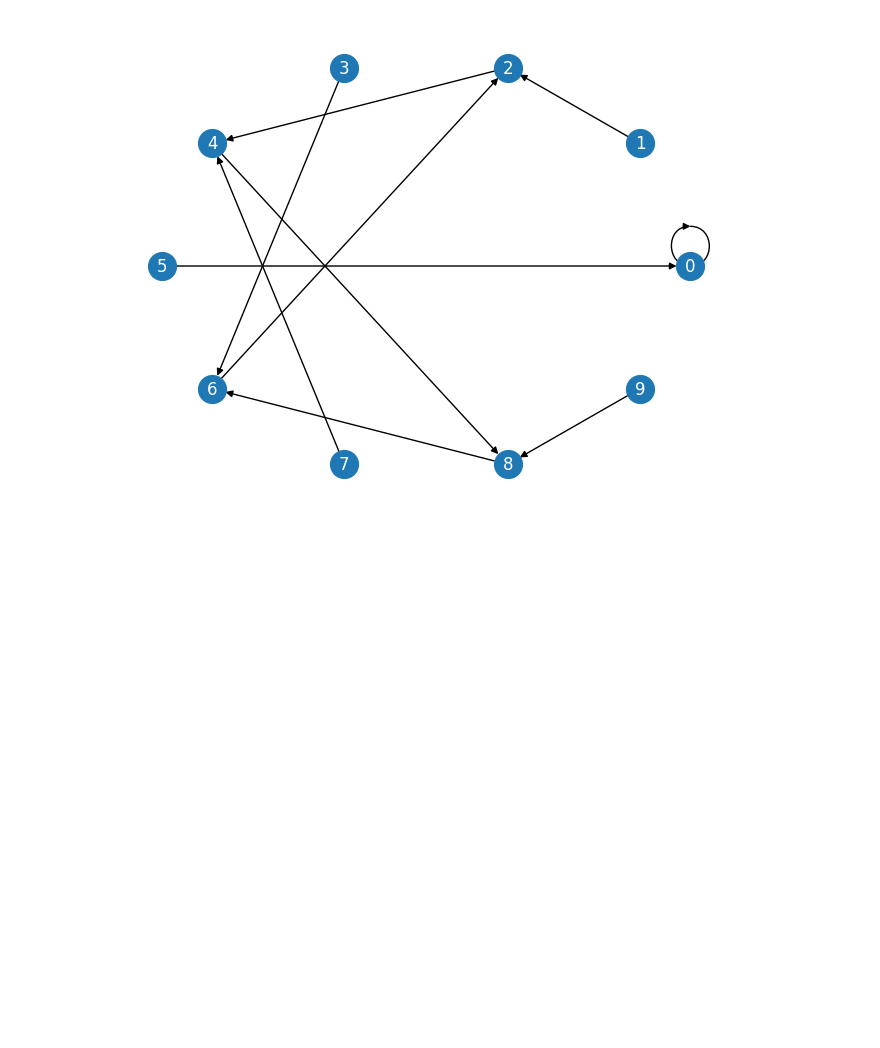
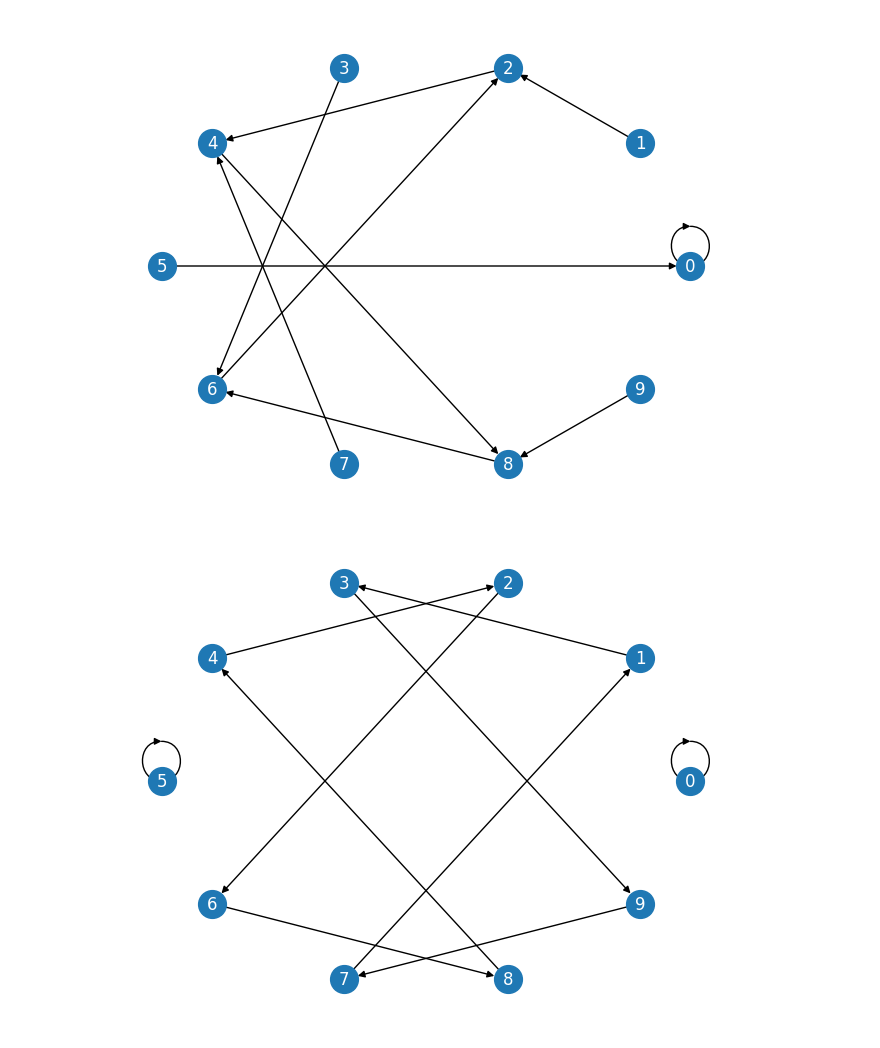
Before and after one commit to jelaiw/number-theory-class, a Jupyter notebook: fermats_little_theorem.ipynb, the cells around one changed output. Cells and saved outputs as stored; diff of their text form; code cells hidden in the pictures; blank space fills up the shorter version.

Commit message:
Trace last digits of 3^n and 5^n on these plots.

```diff
--- a/fermats_little_theorem.ipynb
+++ b/fermats_little_theorem.ipynb
@@ -18,3 +18,7 @@ def plot_digit_trace(n, factor, rad):
 plot_digit_trace(10, 2, 10)
 # %% [output]
 [figure]
+# %%
+plot_digit_trace(10, 3, 10)
+# %% [output]
+[figure, added]
```
Also changed, not shown: parts of 1 cell of this notebook.
